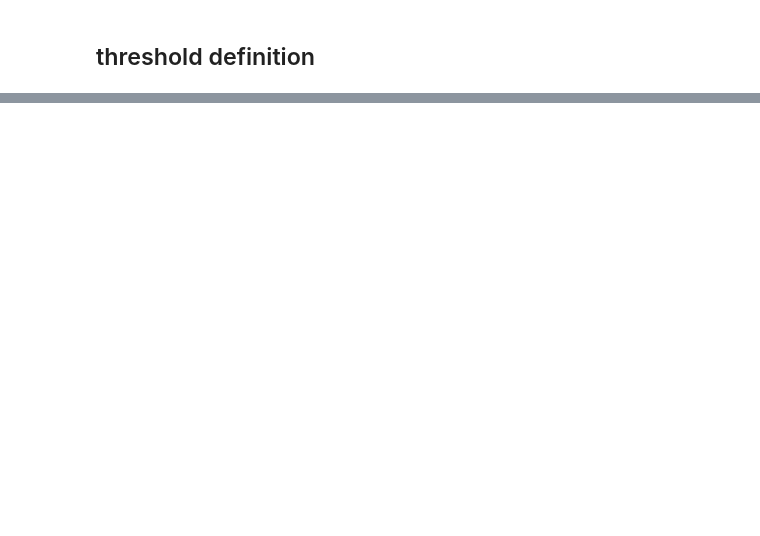
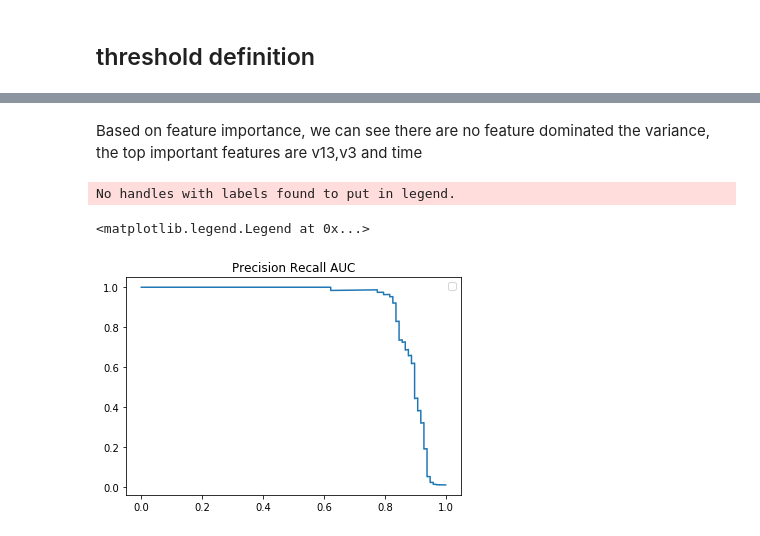
Before and after one commit to julie87zhang/python_exercise, a Jupyter notebook: credit_fraud.ipynb, the cells around one changed output, grey strips where cells are left out. Saved outputs shown, nothing was run; the diff lists cells and outputs as text; code cells hidden in the pictures; blank space fills up the shorter version.

```diff
--- a/credit_fraud.ipynb
+++ b/credit_fraud.ipynb
@@ -198,3 +199,21 @@ lg=LogisticRegression(penalty='l2', C=1.0)
 RF=RandomForestClassifier(n_estimators=100,max_depth=5)
 xgb=XGBClassifier(max_depth = 5, alpha = 10, n_estimators = 100,eval_metric='logloss')
 #svm=svm.SVC(kernel='rbf',C=1.0)
+# %%
+#With SMOT
+for ml,name in zip([lg,RF,xgb],['LogisticRegression','RandomForestClassifier','XGBClassifier']):
+
+    start_time = time.time()
+    ml.fit(X_train_sc_unbal,y_train)
+    training_time=np.round(time.time()-start_time,0)
+    y_pred_train=ml.predict(X_train_sc_unbal)
+    y_pred_test=ml.predict(X_test_sc)
+    y_pred_proba=ml.predict_proba(X_test_sc)
+    y_pred_proba = y_pred_proba[:, 1]
+    average_precision_train = average_precision_score(y_train, y_pred_train)
+    average_precision_test = average_precision_score(y_test, y_pred_test)
+    roc = roc_auc_score(y_test, y_pred_test)
+
+
+
+    print('{} : Train AUPRC {:.2%} ; Valid AUROC {:.2%}; ROC {:.2%} ; training time {} seconds'.format(name,average_precision_train,average_precision_test,roc,training_time))
@@ -334,0 +387,11 @@ average_precision
+# %% [markdown]
+Based on feature importance, we can see there are no feature dominated the variance, the top important features are v13,v3 and time
+# %%
+#define threshold for hard reject and manual review (based on train or valid set?)
+plt.plot(recall,precision)
+plt.title('Precision Recall AUC')
+plt.legend()
+# %% [output]
+No handles with labels found to put in legend.
+<matplotlib.legend.Legend at 0x...>
+[figure, added]
```
Also changed, not shown: parts of 21 cells of this notebook.
